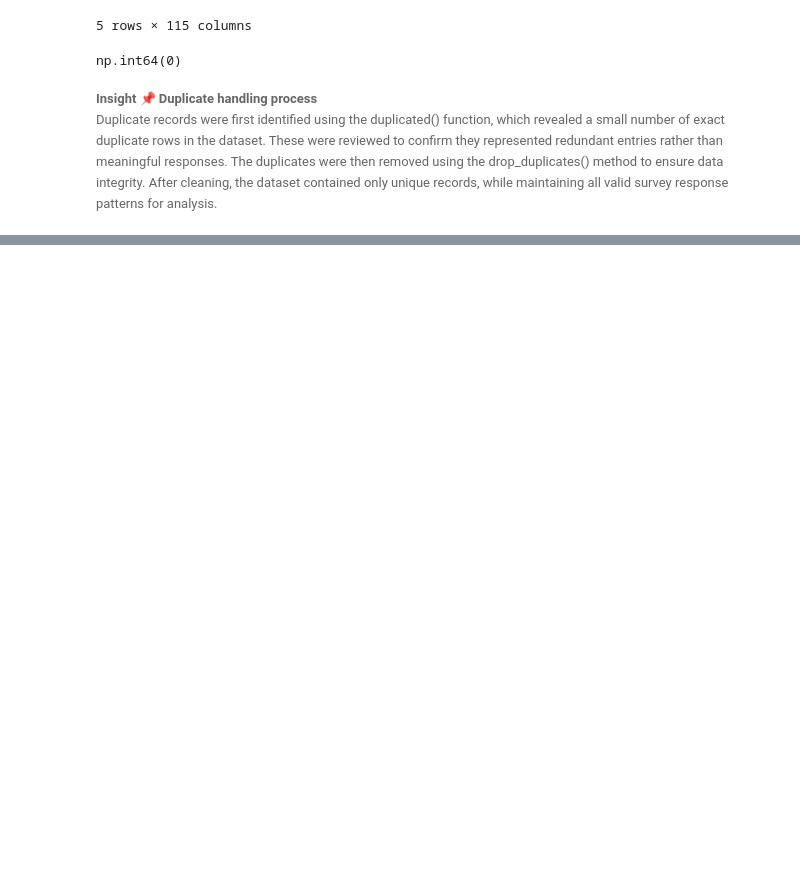
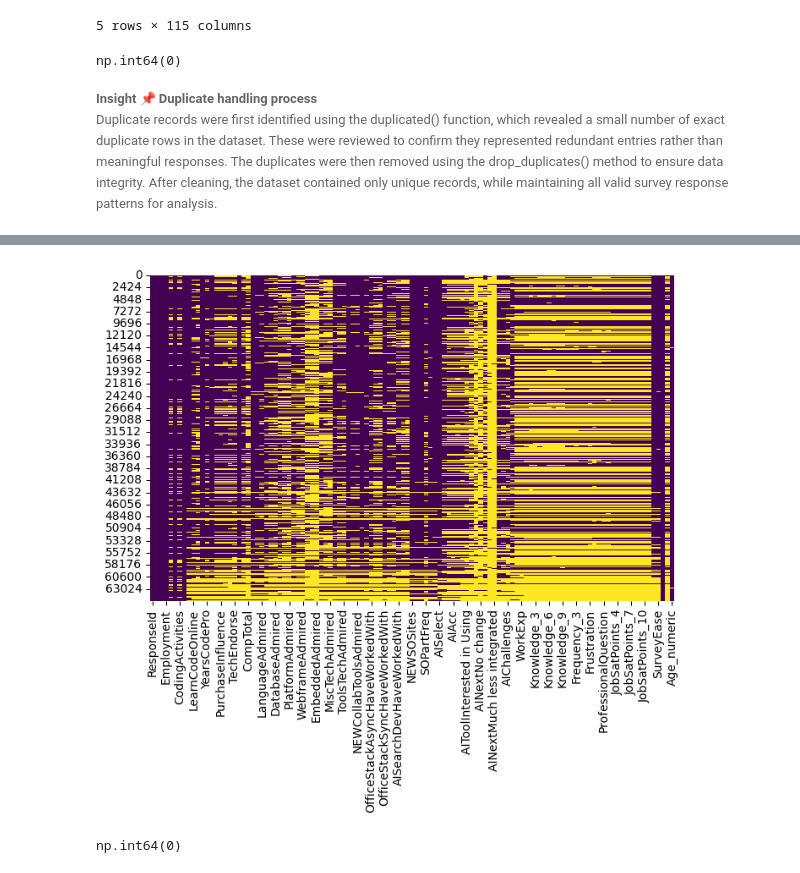
Before and after one commit to dev-evelin/ibm-data-analyst-capstone, a Jupyter notebook: notebooks/02_data_wrangling.ipynb, the cells around one changed output, grey strips where cells are left out. Cells and saved outputs as stored; diff of their text form; code cells hidden in the pictures; blank space fills up the shorter version.

```diff
--- a/notebooks/02_data_wrangling.ipynb
+++ b/notebooks/02_data_wrangling.ipynb
@@ -249,0 +287,3 @@ Duplicate records were first identified using the duplicated() function, which r
+# %%
+df = df.drop_duplicates()
+df.duplicated().sum()
@@ -249,0 +386,6 @@ Duplicate records were first identified using the duplicated() function, which r
+# %%
+df["EdLevel"].isnull().sum()
+
+df["EdLevel"].fillna(df["EdLevel"].mode()[0], inplace=True)
+
+df["EdLevel"].isnull().sum()
@@ -249,0 +396,12 @@ Duplicate records were first identified using the duplicated() function, which r
+# %%
+# Checking summary
+df["ConvertedCompYearly"].describe()
+
+# Checking missing values
+df["ConvertedCompYearly"].isnull().sum()
+
+# Filling missing values with median (robust to outliers)
+df["ConvertedCompYearly"] = df["ConvertedCompYearly"].fillna(df["ConvertedCompYearly"].median())
+
+# Verifying
+df["ConvertedCompYearly"].isnull().sum()
@@ -249,0 +454,12 @@ Duplicate records were first identified using the duplicated() function, which r
+# %%
+plt.figure(figsize = (8,5))
+sns.heatmap(df.isnull(), cbar = False, cmap="viridis")
+plt.show()
+# %% [output]
+[figure, added]
+# %%
+df["Employment"].mode()[0]
+df["Employment"] = df["Employment"].fillna(df["Employment"].mode()[0])
+df["Employment"].isnull().sum()
+# %% [output]
+np.int64(0)
```
Also changed, not shown: parts of 70 cells of this notebook.
